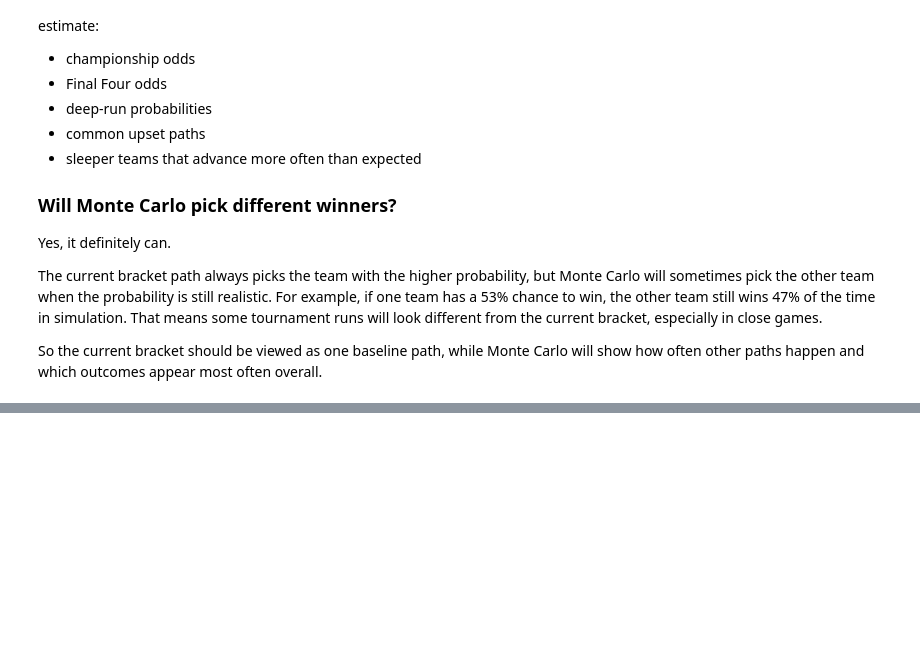
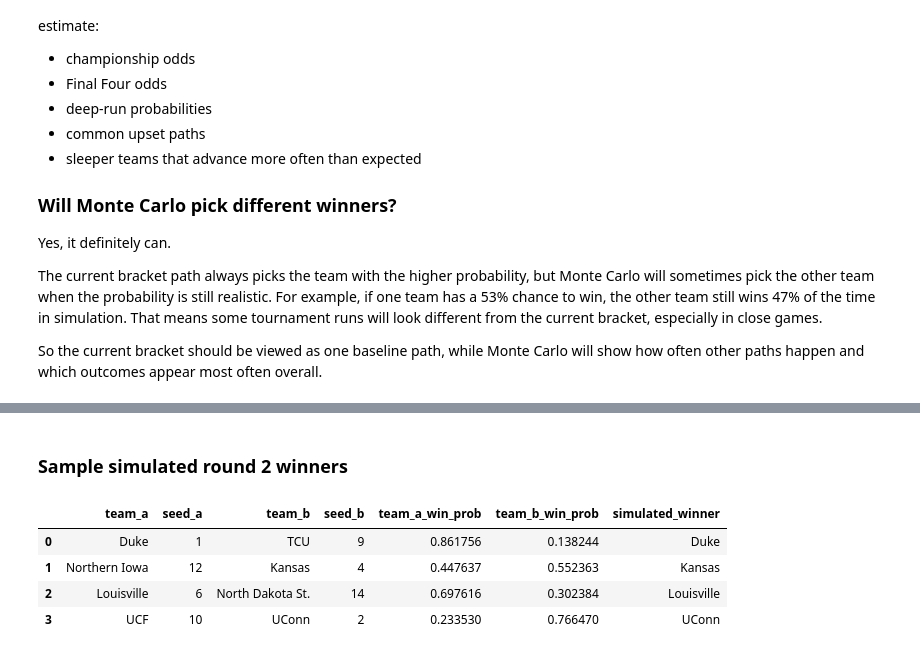
Before and after one commit to Andreachurchwell/march-madness-bracket-simulator, a Jupyter notebook: notebooks/exploration.ipynb, the cells around one changed output, grey strips where cells are left out. Cells and saved outputs as stored; diff of their text form; code cells hidden in the pictures; blank space fills up the shorter version.

```diff
--- a/notebooks/exploration.ipynb
+++ b/notebooks/exploration.ipynb
@@ -3452,0 +3554,51 @@ So the current bracket should be viewed as one baseline path, while Monte Carlo
+# %%
+east_round2_sim = east_round2_sim.merge(
+    features_2026.add_prefix("team_a_"),
+    left_on="team_a_id",
+    right_on="team_a_TeamID",
+    how="left"
+)
+
+east_round2_sim = east_round2_sim.merge(
+    features_2026.add_prefix("team_b_"),
+    left_on="team_b_id",
+    right_on="team_b_TeamID",
+    how="left"
+)
+
+east_round2_sim["win_pct_diff"] = east_round2_sim["team_a_win_pct"] - east_round2_sim["team_b_win_pct"]
+east_round2_sim["points_for_diff"] = east_round2_sim["team_a_avg_points_for"] - east_round2_sim["team_b_avg_points_for"]
+east_round2_sim["points_against_diff"] = east_round2_sim["team_a_avg_points_against"] - east_round2_sim["team_b_avg_points_against"]
+east_round2_sim["scoring_margin_diff"] = east_round2_sim["team_a_avg_scoring_margin"] - east_round2_sim["team_b_avg_scoring_margin"]
+
+X_east_round2_sim = east_round2_sim[feature_cols]
+
+east_round2_sim["team_a_win_prob"] = log_reg.predict_proba(X_east_round2_sim)[:, 1]
+east_round2_sim["team_b_win_prob"] = 1 - east_round2_sim["team_a_win_prob"]
+# %% [markdown]
+### Sample simulated round 2 winners
+# %%
+east_round2_sim["simulated_winner"] = east_round2_sim.apply(
+    lambda row: row["team_a"] if np.random.random() < row["team_a_win_prob"] else row["team_b"],
+    axis=1
+)
+
+east_round2_sim["winner_seed"] = east_round2_sim.apply(
+    lambda row: row["seed_a"] if row["simulated_winner"] == row["team_a"] else row["seed_b"],
+    axis=1
+)
+
+east_round2_sim["winner_team_id"] = east_round2_sim.apply(
+    lambda row: row["team_a_id"] if row["simulated_winner"] == row["team_a"] else row["team_b_id"],
+    axis=1
+)
+
+east_round2_sim[
+    ["team_a", "seed_a", "team_b", "seed_b", "team_a_win_prob", "team_b_win_prob", "simulated_winner"]
+]
+# %% [output]
+|  | team_a | seed_a | team_b | seed_b | team_a_win_prob | team_b_win_prob | simulated_winner |
+| 0 | Duke | 1 | TCU | 9 | 0.861756 | 0.138244 | Duke |
+| 1 | Northern Iowa | 12 | Kansas | 4 | 0.447637 | 0.552363 | Kansas |
+| 2 | Louisville | 6 | North Dakota St. | 14 | 0.697616 | 0.302384 | Louisville |
+| 3 | UCF | 10 | UConn | 2 | 0.233530 | 0.766470 | UConn |
```
Also changed, not shown: parts of 15 cells of this notebook.
